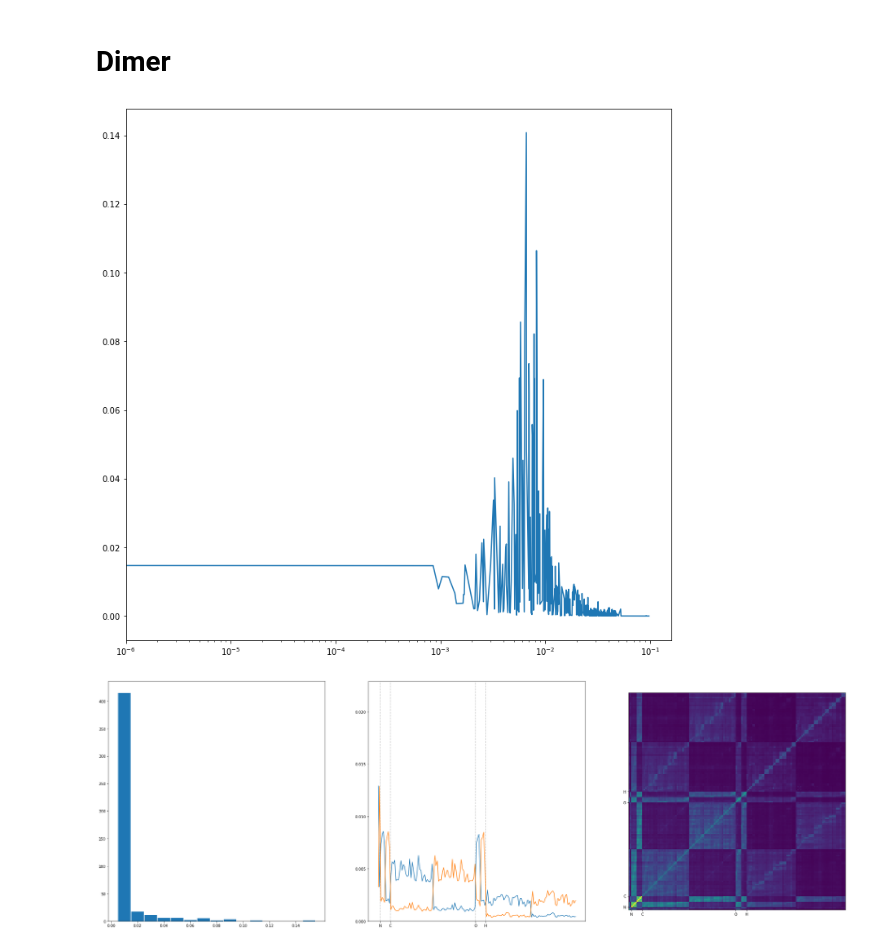
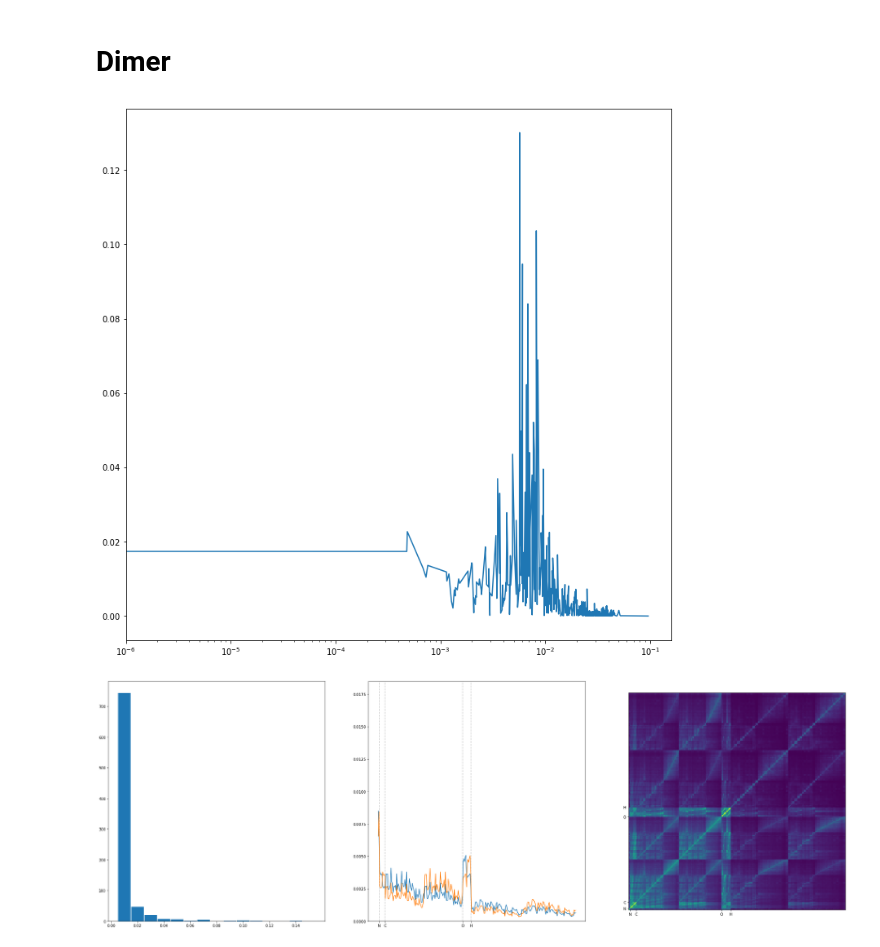
Before and after one commit to Oliver-Feighan/SpectralDensity, a Jupyter notebook: hessians/Dimer.ipynb, the cells around one changed output. Saved outputs shown, nothing was run; the diff lists cells and outputs as text; code cells hidden in the pictures.

```diff
--- a/hessians/Dimer.ipynb
+++ b/hessians/Dimer.ipynb
@@ -13,7 +20,7 @@ dimer_frequencies = wavenumber_to_frequency(dimer_wavenumbers)
 # %%
 fig, ax = plt.subplots()
 
-n_atoms = 158
+n_atoms = 280
 n_modes = 3 * n_atoms - 6
 
 Mg_index = 0
@@ -28,7 +35,7 @@ ax.set_xscale('log')
 
 fig.set_size_inches(12,12)
 # %% [output]
-[figure, old version]
+[figure, new version]
 # %%
 fig, ax = plt.subplots(1, 3)
 
@@ -70,32 +77,51 @@ correlation = np.zeros((n_atoms, n_atoms))
 
 for i in Mg_displacements:
     correlation += np.outer(normalized_displacements[:,i], normalized_displacements[:,i])
 
 correlation /= len(Mg_displacements)
 
 cax = ax[2].imshow(correlation, origin='lower', cmap=plt.get_cmap('viridis'))#, norm=LogNorm(vmin=0.0001, vmax=20))
 
 #fig.colorbar(cax)
 
 # number of each element --  Mg: 2, N: 8, C: 68, O: 8, H: 72
 # cumulative -- 2, 10, 78, 86, 158
 
-symbol_ticks = [1.5, 9.5, 77.5, 85.5]
+def ticks(symbols):
+    Mg_indices= get_indices(symbols, "Mg")
+    N_indices = get_indices(symbols, "N")
+    C_indices = get_indices(symbols, "C")
+    O_indices = get_indices(symbols, "O")
+    H_indices = get_indices(symbols, "H")
+
+    lengths = [len(Mg_indices), len(N_indices), len(C_indices), len(O_indices), len(H_indices)]
+
+    cumulative = np.cumsum(lengths)
+
+    ticks = np.array([x - 0.5 for x in cumulative[:-1]])
+
+    return ticks
+
+# number of each element --  Mg: 1, N: 4, C: 55, O: 6, H: 74
+# cumulative -- 1, 5, 39, 43, 79
+
+symbol_ticks = ticks(symbols)
+symbol_labels= ["N","C","O","H"]
 
 ax[2].set_xticks(symbol_ticks)
 ax[2].set_xticklabels(symbol_labels)
 
 ax[2].set_yticks(symbol_ticks)
 ax[2].set_yticklabels(symbol_labels)
 
 ax[1].plot(correlation[0])
 ax[1].plot(correlation[1])
 ax[1].set_xticks(symbol_ticks)
 ax[1].set_xticklabels(symbol_labels)
 
 ax[1].vlines(symbol_ticks, color='black', linestyle='--', ymin=0, ymax=max(correlation[0])+0.01, alpha=0.2)
 ax[1].set_ylim(0, max(correlation[0])+0.01)
 
 fig.set_size_inches(36,12)
 # %% [output]
-[figure, old version]
+[figure, new version]
```
Also changed, not shown: parts of 1 cell of this notebook, 9 other files.
